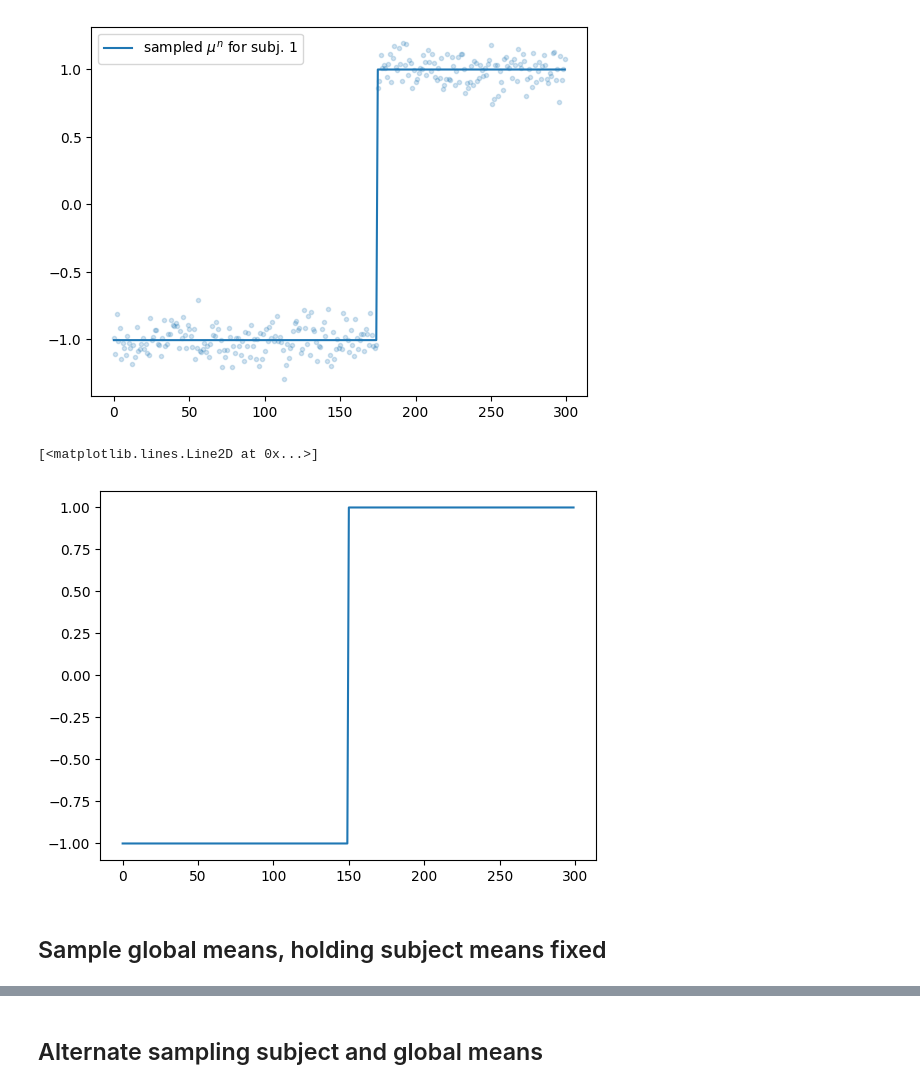
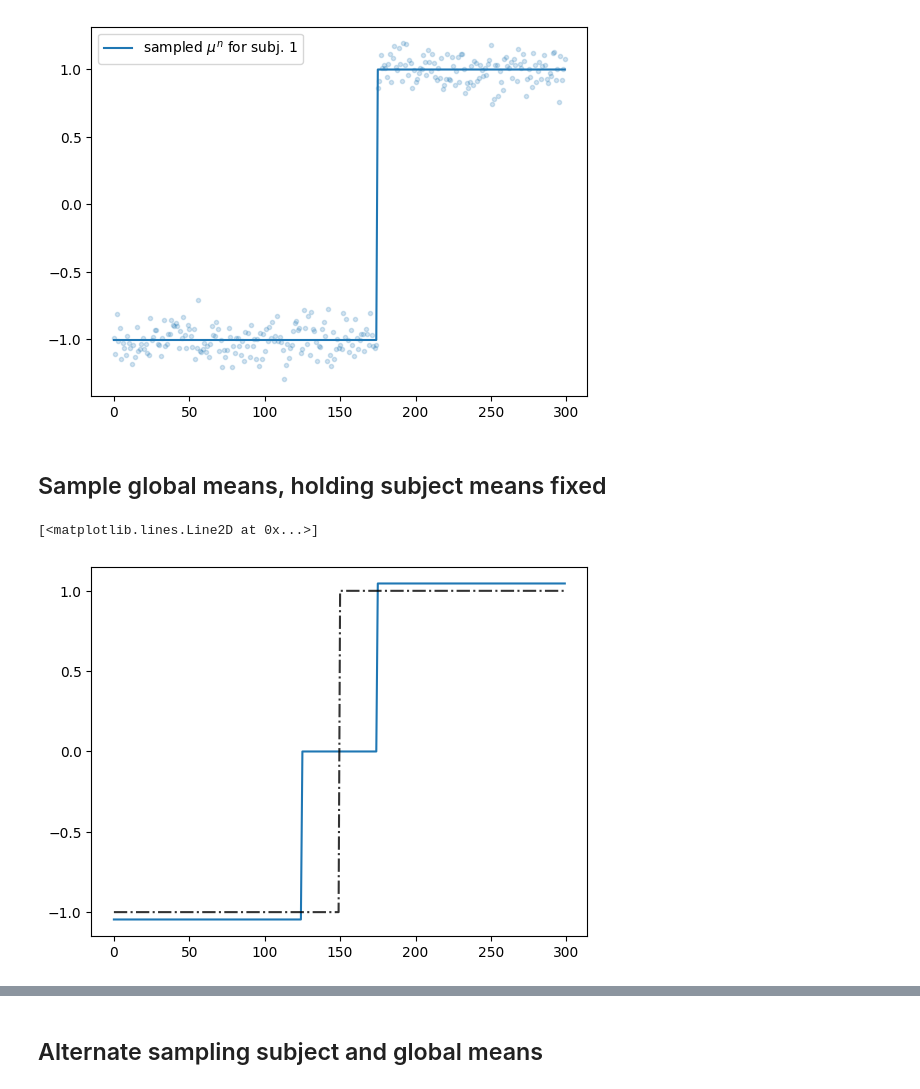
Before and after one commit to emdupre/bayes-ca, a Jupyter notebook: experiments/simulations.ipynb, the cells around one changed output, grey strips where cells are left out. Cells and saved outputs as stored; diff of their text form; code cells hidden in the pictures.

```diff
--- a/experiments/simulations.ipynb
+++ b/experiments/simulations.ipynb
@@ -173,15 +57,26 @@ key = jr.PRNGKey(0)
 
 # data settings
 num_subjects = 2
+num_features = 1
 num_timesteps = 300
 
+mu_pri = 0.0
+sigmasq_pri = 3.0**2
+sigmasq_subj = 1.5**2
+sigmasq_obs = 0.1**2
+
 # temporal params
-num_states = num_timesteps
-max_duration = num_states + 1
+num_states = num_timesteps - 1
+max_duration = num_timesteps
 hazard_prob = 0.01
 
 hazard_rates = hazard_prob * jnp.ones(max_duration)
 hazard_rates = hazard_rates.at[-1].set(1.0)
+
+mu_pri = _safe_handling_params(mu_pri, num_features)
+sigmasq_pri = _safe_handling_params(sigmasq_pri, num_features)
+sigmasq_subj = _safe_handling_params(sigmasq_subj, num_features)
+sigmasq_obs = _safe_handling_params(sigmasq_obs, num_features)
 # %% [markdown]
 ## Set true global, subject means
 
@@ -231,14 +126,5 @@ plt.legend()
 # %% [output]
 <matplotlib.legend.Legend at 0x...>
 [figure]
-# %%
-true_global_means = jnp.concatenate((
-    -1 * jnp.ones((150, num_features)),
-    jnp.ones((150, num_features))
-))
-plt.plot(true_global_means)
-# %% [output]
-[<matplotlib.lines.Line2D at 0x...>]
-[figure, removed]
 # %% [markdown]
 ## Sample global means, holding subject means fixed
@@ -244,0 +143,8 @@ plt.plot(true_global_means)
+# %%
+result = pgd(x0, true_subj_means, mu_pri, sigmasq_pri, sigmasq_subj, hazard_rates)
+plt.plot(result.x)
+# plt.plot(true_subj_means[0])
+plt.plot(x0, c='black', ls='-.', alpha=0.8)
+# %% [output]
+[<matplotlib.lines.Line2D at 0x...>]
+[figure, added]
```
Also changed, not shown: parts of 48 cells of this notebook, 2 other files.
